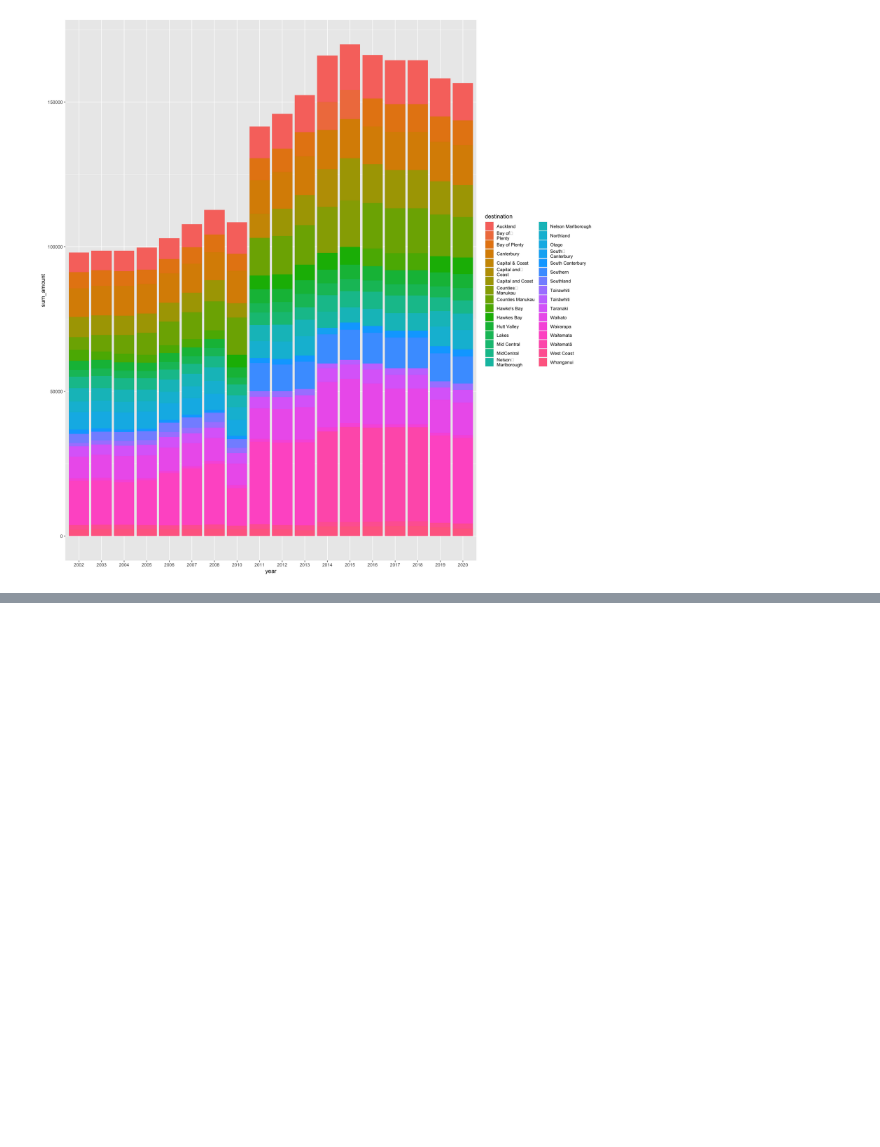
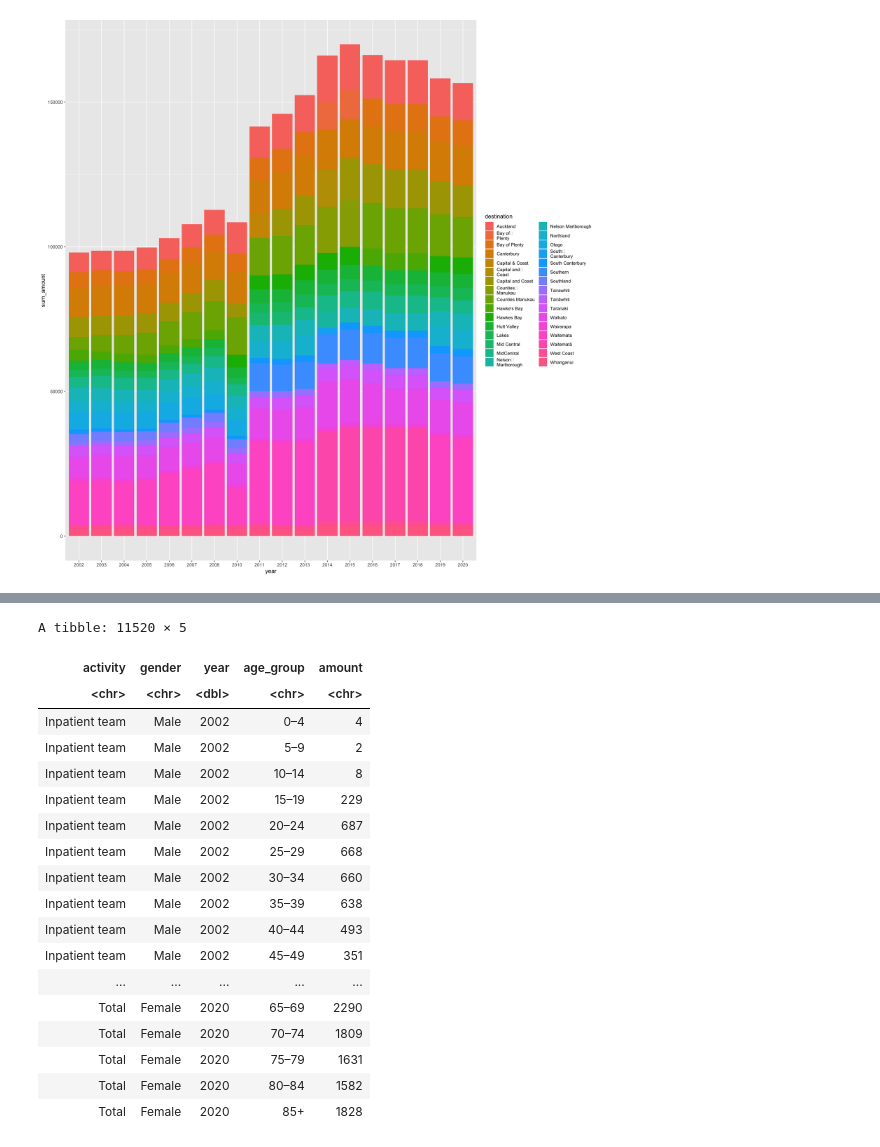
Before and after one commit to damiansastre/data201, a Jupyter notebook: project/project_damian.ipynb, the cells around one changed output, grey strips where cells are left out. Drawn from its saved outputs; the diff is of its cells as text; code cells hidden in the pictures; blank space fills up the shorter version.

```diff
--- a/project/project_damian.ipynb
+++ b/project/project_damian.ipynb
@@ -662,0 +694,24 @@ Warning message in grid.Call.graphics(C_text, as.graphicsAnnot(x$label), x$x, x$
+# %%
+long_col_name <- service_data %>% select(ends_with("-"), ends_with('+')) %>% names()
+service_data <- service_data %>% pivot_longer(!c(activity, gender, year), names_to="age_group", values_to="amount")
+service_data
+# %% [output]
+A tibble: 11520 × 5
+| activity | gender | year | age_group | amount |
+| <chr> | <chr> | <dbl> | <chr> | <chr> |
+| Inpatient team | Male | 2002 | 0–4 | 4 |
+| Inpatient team | Male | 2002 | 5–9 | 2 |
+| Inpatient team | Male | 2002 | 10–14 | 8 |
+| Inpatient team | Male | 2002 | 15–19 | 229 |
+| Inpatient team | Male | 2002 | 20–24 | 687 |
+| Inpatient team | Male | 2002 | 25–29 | 668 |
+| Inpatient team | Male | 2002 | 30–34 | 660 |
+| Inpatient team | Male | 2002 | 35–39 | 638 |
+| Inpatient team | Male | 2002 | 40–44 | 493 |
+| Inpatient team | Male | 2002 | 45–49 | 351 |
+| ... | ... | ... | ... | ... |
+| Total | Female | 2020 | 65–69 | 2290 |
+| Total | Female | 2020 | 70–74 | 1809 |
+| Total | Female | 2020 | 75–79 | 1631 |
+| Total | Female | 2020 | 80–84 | 1582 |
+| Total | Female | 2020 | 85+ | 1828 |
```
Also changed, not shown: parts of 5 cells of this notebook.
